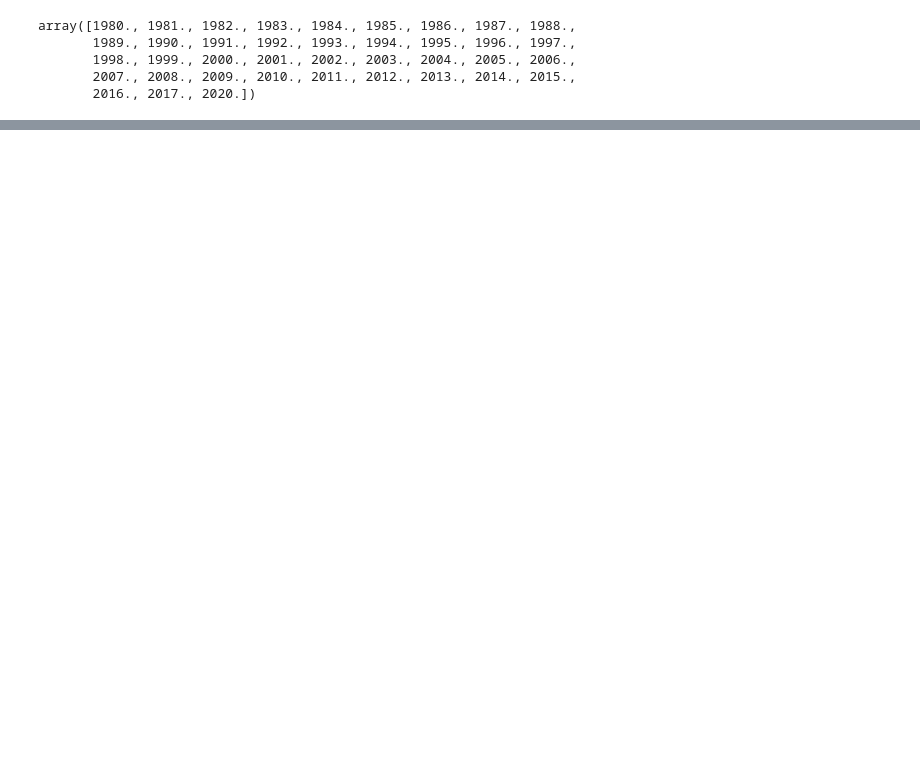
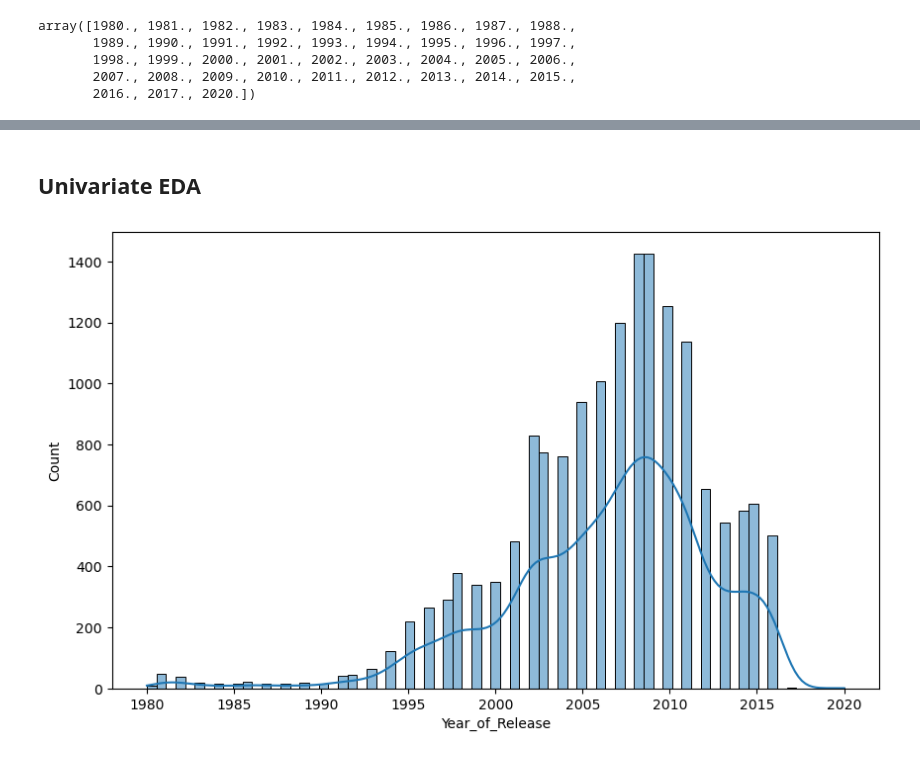
Before and after one commit to samisiraj/video-game-sales-eda, a Jupyter notebook: notebooks/eda.ipynb, the cells around one changed output, grey strips where cells are left out. Cells and saved outputs as stored; diff of their text form; code cells hidden in the pictures; blank space fills up the shorter version.

Commit message:
add: univariate analysis

```diff
--- a/notebooks/eda.ipynb
+++ b/notebooks/eda.ipynb
@@ -104,0 +140,8 @@ dtype: int64
+# %% [markdown]
+## Univariate EDA
+# %%
+fig, ax = plt.subplots(figsize=(10,6))
+sns.histplot(data=df,x='Year_of_Release', kde=True)
+plt.show()
+# %% [output]
+[figure, added]
```
Also changed, not shown: parts of 15 cells of this notebook.
